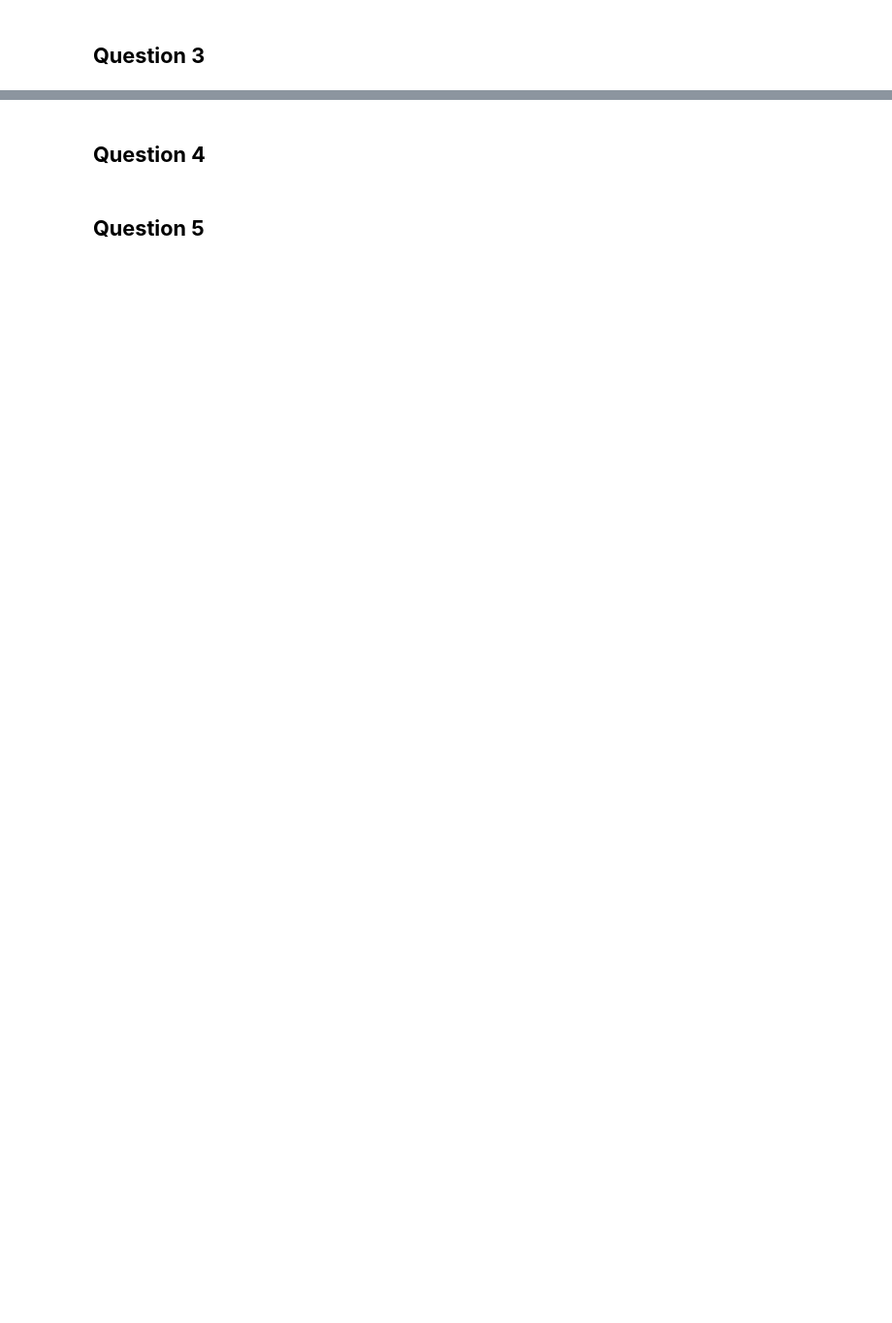
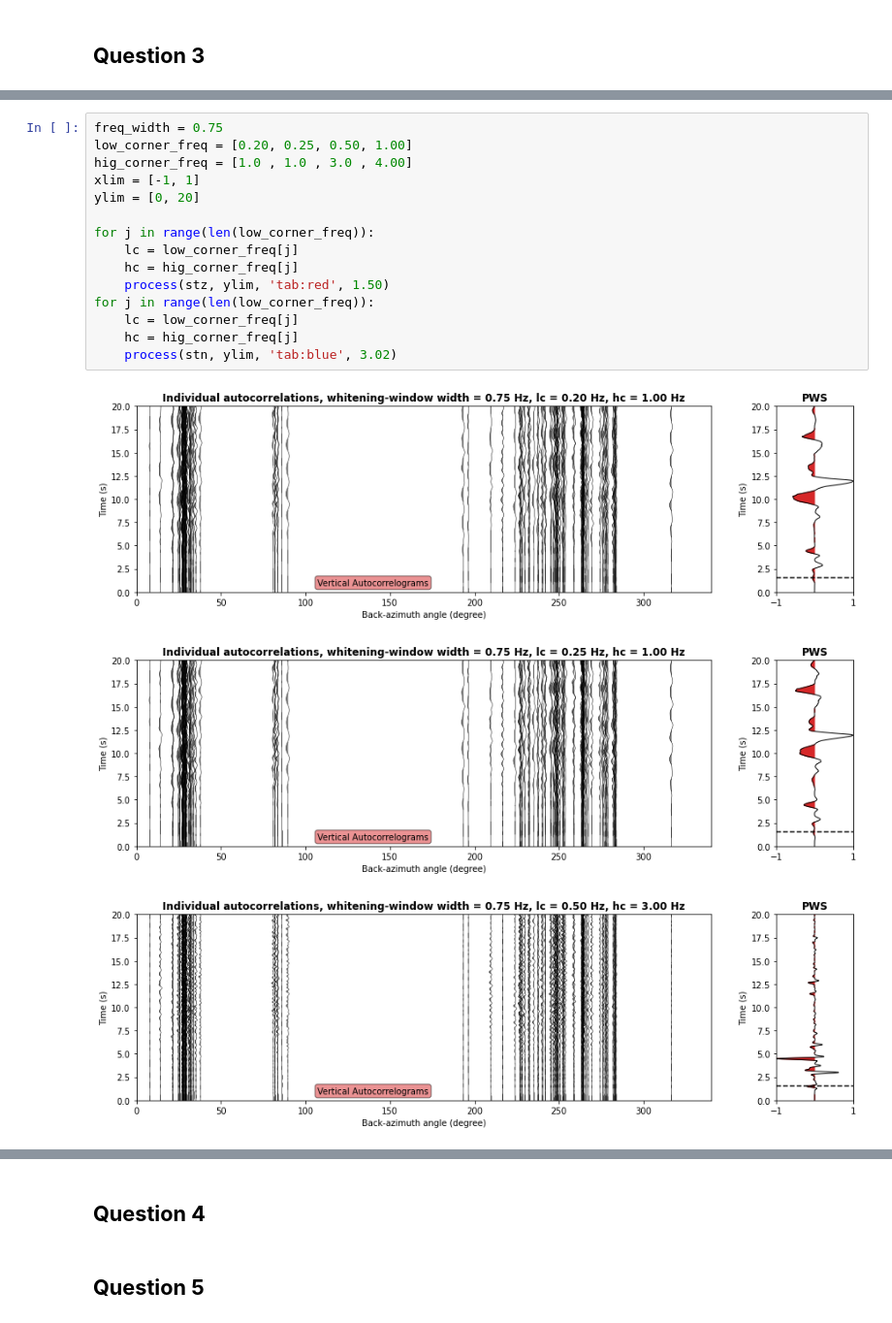
Before and after one commit to x-repos/obs, a Jupyter notebook: thapa/exam/hnguyen.ipynb, the cells around one changed output, grey strips where cells are left out. Shown at 97% size. Cells and saved outputs as stored; diff of their text form; blank space fills up the shorter version.

```diff
--- a/thapa/exam/hnguyen.ipynb
+++ b/thapa/exam/hnguyen.ipynb
@@ -424,0 +191,19 @@ for j in range(len(low_corner_freq)):
+# %%
+freq_width = 0.75
+low_corner_freq = [0.20, 0.25, 0.50, 1.00]
+hig_corner_freq = [1.0 , 1.0 , 3.0 , 4.00]
+xlim = [-1, 1]
+ylim = [0, 20]
+
+for j in range(len(low_corner_freq)):
+    lc = low_corner_freq[j]
+    hc = hig_corner_freq[j]
+    process(stz, ylim, 'tab:red', 1.50)
+for j in range(len(low_corner_freq)):
+    lc = low_corner_freq[j]
+    hc = hig_corner_freq[j]
+    process(stn, ylim, 'tab:blue', 3.02)
+# %% [output]
+[figure, added]
+[figure, added]
+[figure, added]
```
Also changed, not shown: parts of 10 cells of this notebook.
